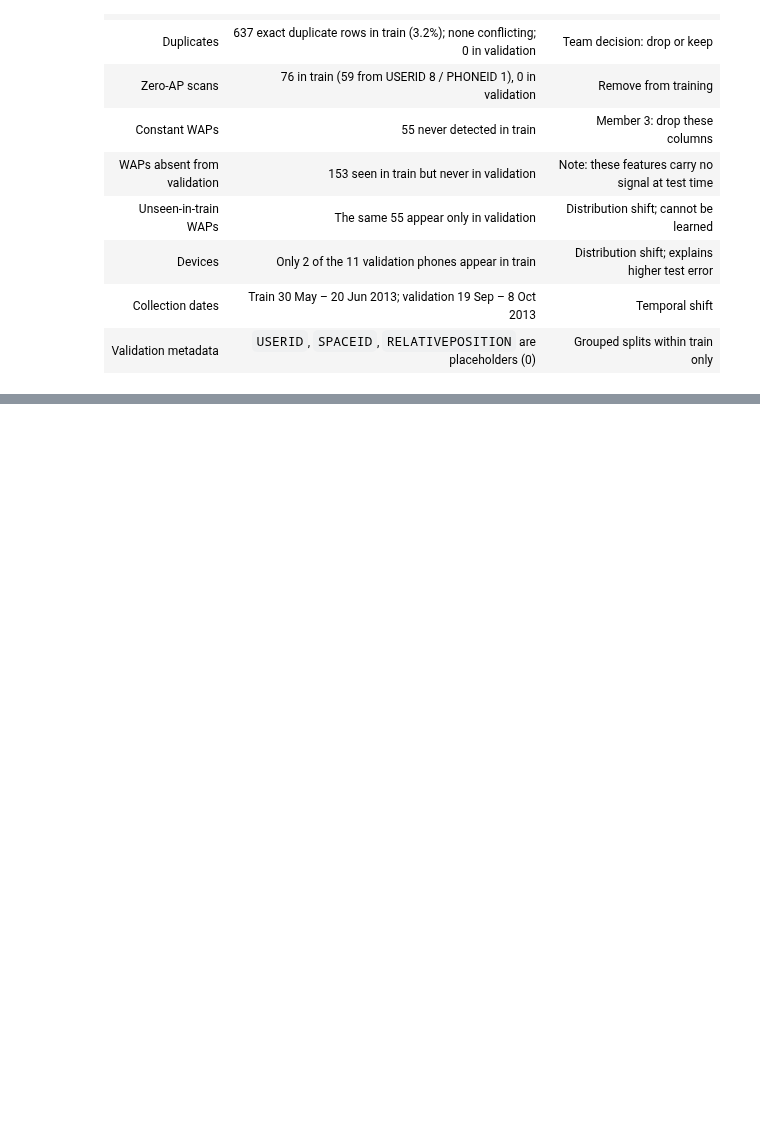
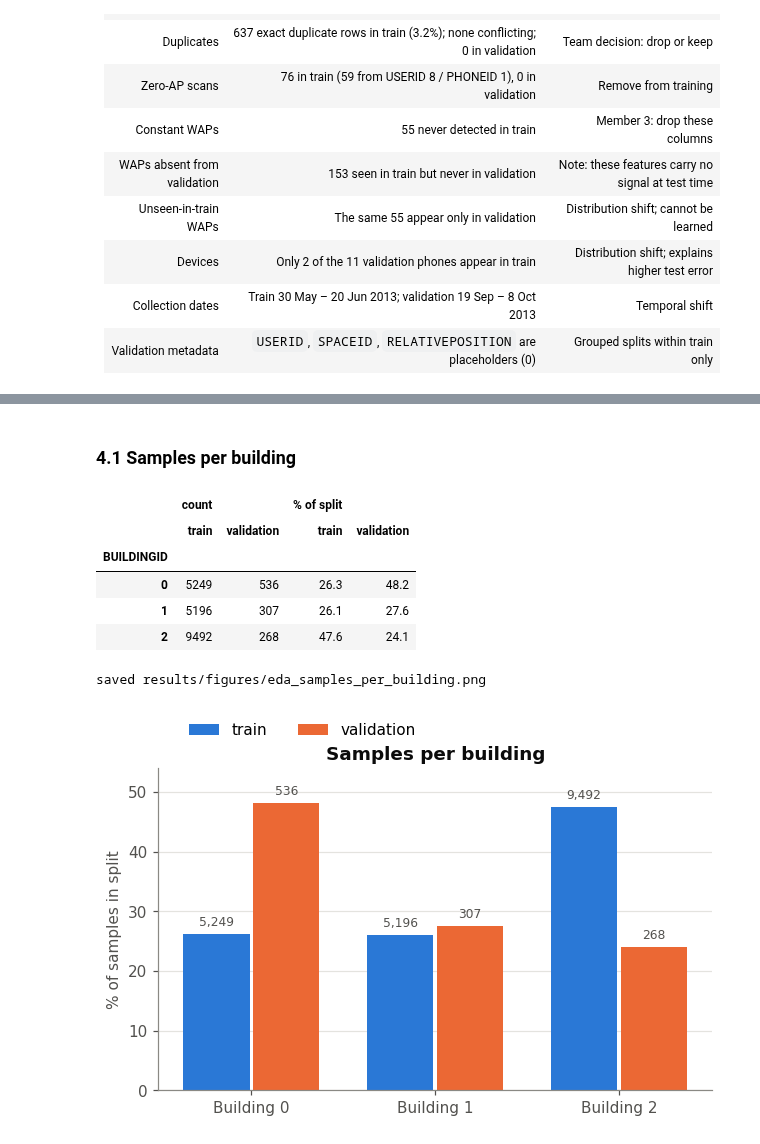
Before and after one commit to Hashicy/indoor-wifi-positioning, a Jupyter notebook: notebooks/01_dataset_eda.ipynb, the cells around one changed output, grey strips where cells are left out. Saved outputs shown, nothing was run; the diff lists cells and outputs as text; code cells hidden in the pictures; blank space fills up the shorter version.

Commit message:
Added label distributions and class imbalance

```diff
--- a/notebooks/01_dataset_eda.ipynb
+++ b/notebooks/01_dataset_eda.ipynb
@@ -352,0 +396,35 @@ cross-validation errors within the training file. That is expected and is not a
+# %% [markdown]
+### 4.1 Samples per building
+# %%
+bld = pd.DataFrame({
+    "train": train["BUILDINGID"].value_counts().sort_index(),
+    "validation": val["BUILDINGID"].value_counts().sort_index(),
+})
+bld_pct = (bld / bld.sum() * 100).round(1)
+display(pd.concat({"count": bld, "% of split": bld_pct}, axis=1))
+
+fig, ax = plt.subplots(figsize=(6.5, 3.8))
+x = np.arange(len(bld))
+w = 0.36
+for i, split in enumerate(["train", "validation"]):
+    bars = ax.bar(x + (i - 0.5) * (w + 0.02), bld_pct[split], width=w,
+                  color=SPLIT_COLORS[split], label=split)
+    for b, n in zip(bars, bld[split]):
+        ax.text(b.get_x() + b.get_width() / 2, b.get_height() + 0.8, f"{n:,}",
+                ha="center", va="bottom", fontsize=8, color=TEXT)
+ax.set_xticks(x, [f"Building {b}" for b in bld.index])
+ax.set_ylabel("% of samples in split")
+ax.set_title("Samples per building")
+ax.legend(loc="lower left", bbox_to_anchor=(0, 1.0), ncol=2, borderaxespad=1.6)
+ax.set_ylim(0, bld_pct.values.max() * 1.12)
+save(fig, "samples_per_building")
+plt.show()
+# %% [output]
+|  | count |  | % of split |  |
+|  | train | validation | train | validation |
+| BUILDINGID |  |  |  |  |
+| 0 | 5249 | 536 | 26.3 | 48.2 |
+| 1 | 5196 | 307 | 26.1 | 27.6 |
+| 2 | 9492 | 268 | 47.6 | 24.1 |
+saved results/figures/eda_samples_per_building.png
+[figure, added]
```
Also changed, not shown: parts of 14 cells of this notebook, 4 other files.
